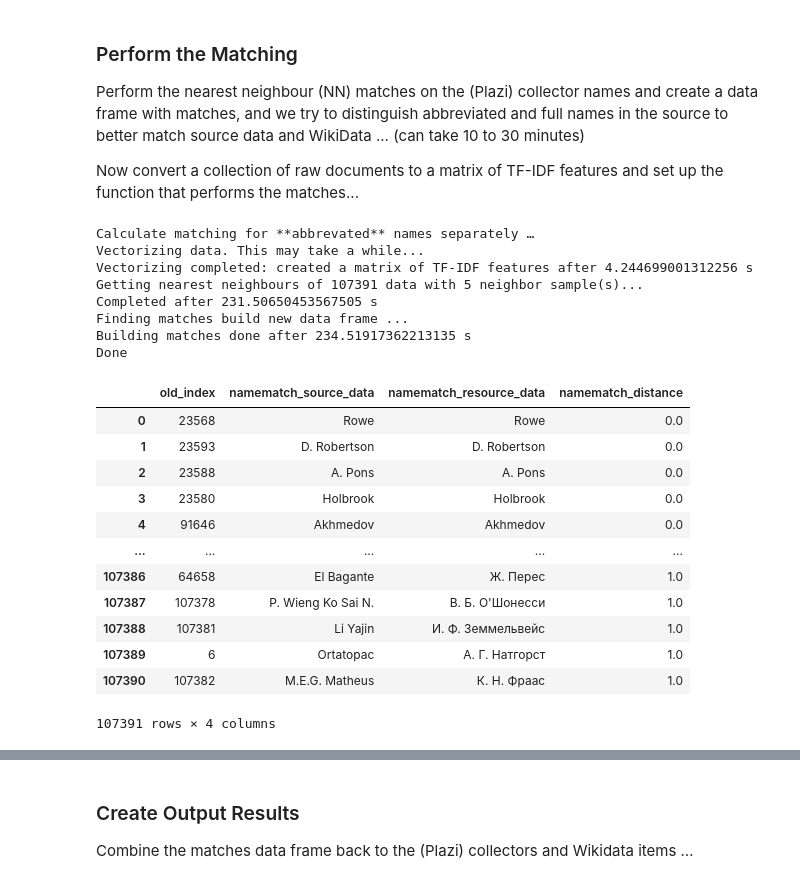
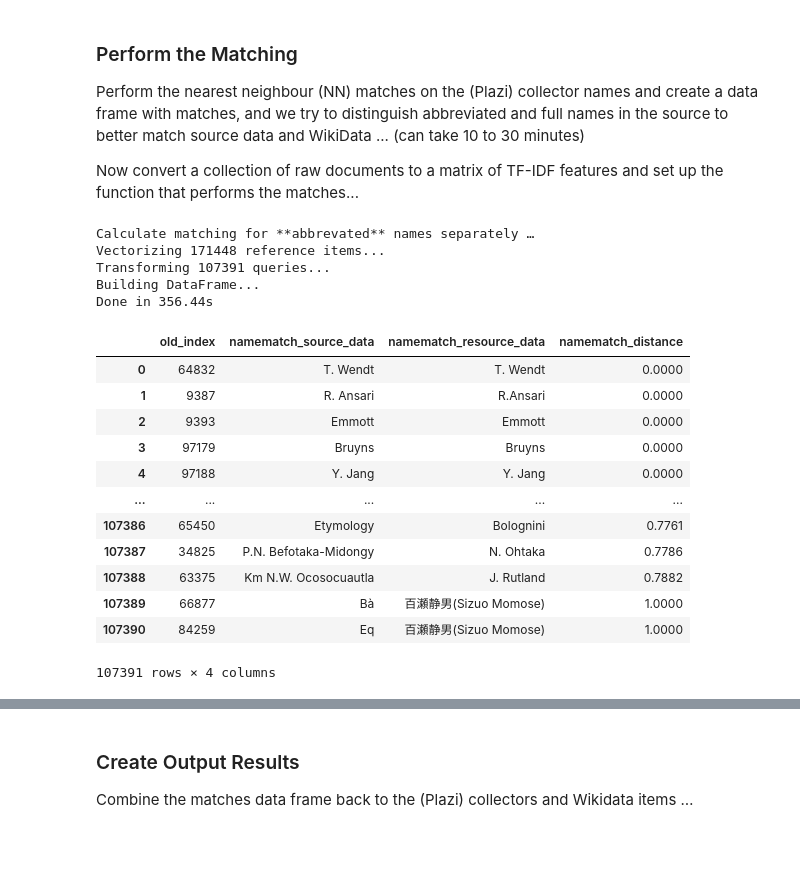
Before and after one commit to infinite-dao/collector-matching, a Jupyter notebook: create_and_match_plazi_collectors_dataset.ipynb, the cells around one changed output, grey strips where cells are left out. Drawn from its saved outputs; the diff is of its cells as text; code cells hidden in the pictures; blank space fills up the shorter version.

```diff
--- a/create_and_match_plazi_collectors_dataset.ipynb
+++ b/create_and_match_plazi_collectors_dataset.ipynb
@@ -672,0 +571,39 @@ def calculateTFIDFmatchingOfData(query_data, match_data, n_neighbors=1):
+# %%
+import re
+import unicodedata
+!pip install ftfy # amazing text cleaning for decode issues..
+from ftfy import fix_text
+
+# Regex for unwanted special characters
+CHARS_TO_REMOVE_RX = re.compile(r"[)(.|\[\]{}'„“”\"‚‘’›‹»«]|[,-./]|\sBD")
+MULTIPLE_SPACES_RX = re.compile(r' +')
+
+def ngrams(string, n=3):
+    """
+    Construct ngram(s) of a given text
+
+    @param string: the text string to perform the ngram splitting on
+    @param n: character length of the particular (split) result text each
+    @return: string as ngram
+    """
+    if not string:
+        return []
+
+    # (fix encoding errors)
+    string = fix_text(string)
+
+    # Normalization (IMPORTANT for Unicode)
+    # NFC ensures that characters such as ‘é’ are treated as a single character
+    # rather than as a combination of ‘e’ + accent.
+    string = unicodedata.normalize('NFC', string)
+    string = string.lower()
+    # (other languages often use different separators; kept generic here)
+    string = string.replace('&', 'and').replace(',', ' ').replace('-', ' ')
+    # character cleanup but leave then as spaces
+    string = CHARS_TO_REMOVE_RX.sub(' ', string)
+    # Normalization of spaces & case: ….title() also works with umlauts (e.g., “öllegard” -> “Öllegard”)
+    string = string.title()
+    string = MULTIPLE_SPACES_RX.sub(' ', string).strip()
+    # Padding & N-gram generation
+    string = f" {string} "
+    return [string[i : i + n] for i in range(len(string) - n + 1)]
@@ -712,36 +733,33 @@ Now convert a collection of raw documents to a matrix of TF-IDF features and set
 # %%
 print("Calculate matching for **abbrevated** names separately …")
 
 criterion_fullnames = collectors_unique.given.str.contains('^\\w{3,}', na=False)
 collectors_names = collectors_unique['canonical_string_collector_parsed'][[not fullname for fullname in criterion_fullnames]].values
 # collectors_names = set(collectors_unique['canonical_string_collector_parsed'][[not fullname for fullname in criterion_fullnames]].values)
-matches = calculateTFIDFmatchingOfData(collectors_names, wd_matchtest['canonical_string'], 5) # TODO what effect has n_neighbors ? originally in the very source code it is set to 5, not 1
+matches = calculateTFIDFmatchingOfData(collectors_names, wd_matchtest['canonical_string'])
 
 matches = matches.sort_values(['namematch_distance'])
 matches = matches.reset_index(names=['old_index'])
 
 matches
 # %% [output]
 Calculate matching for **abbrevated** names separately …
-Vectorizing data. This may take a while...
-Vectorizing completed: created a matrix of TF-IDF features after 4.244699001312256 s
-Getting nearest neighbours of 107391 data with 5 neighbor sample(s)...
-Completed after 231.50650453567505 s
-Finding matches build new data frame ...
-Building matches done after 234.51917362213135 s
-Done
+Vectorizing 171448 reference items...
+Transforming 107391 queries...
+Building DataFrame...
+Done in 356.44s
 |  | old_index | namematch_source_data | namematch_resource_data | namematch_distance |
-| 0 | 23568 | Rowe | Rowe | 0.0 |
-| 1 | 23593 | D. Robertson | D. Robertson | 0.0 |
-| 2 | 23588 | A. Pons | A. Pons | 0.0 |
-| 3 | 23580 | Holbrook | Holbrook | 0.0 |
-| 4 | 91646 | Akhmedov | Akhmedov | 0.0 |
+| 0 | 64832 | T. Wendt | T. Wendt | 0.0000 |
+| 1 | 9387 | R. Ansari | R.Ansari | 0.0000 |
+| 2 | 9393 | Emmott | Emmott | 0.0000 |
+| 3 | 97179 | Bruyns | Bruyns | 0.0000 |
+| 4 | 97188 | Y. Jang | Y. Jang | 0.0000 |
 | ... | ... | ... | ... | ... |
-| 107386 | 64658 | El Bagante | Ж. Перес | 1.0 |
-| 107387 | 107378 | P. Wieng Ko Sai N. | В. Б. О'Шонесси | 1.0 |
-| 107388 | 107381 | Li Yajin | И. Ф. Земмельвейс | 1.0 |
-| 107389 | 6 | Ortatopac | А. Г. Натгорст | 1.0 |
-| 107390 | 107382 | M.E.G. Matheus | К. Н. Фраас | 1.0 |
+| 107386 | 65450 | Etymology | Bolognini | 0.7761 |
+| 107387 | 34825 | P.N. Befotaka-Midongy | N. Ohtaka | 0.7786 |
+| 107388 | 63375 | Km N.W. Ocosocuautla | J. Rutland | 0.7882 |
+| 107389 | 66877 | Bà | 百瀬静男(Sizuo Momose) | 1.0000 |
+| 107390 | 84259 | Eq | 百瀬静男(Sizuo Momose) | 1.0000 |
 107391 rows × 4 columns
 # %%
 # criterion_fullnames = collectors_unique.given.str.contains('^\\w{3,}', na=False)
```
Also changed, not shown: parts of 11 cells of this notebook, 21 other files.
